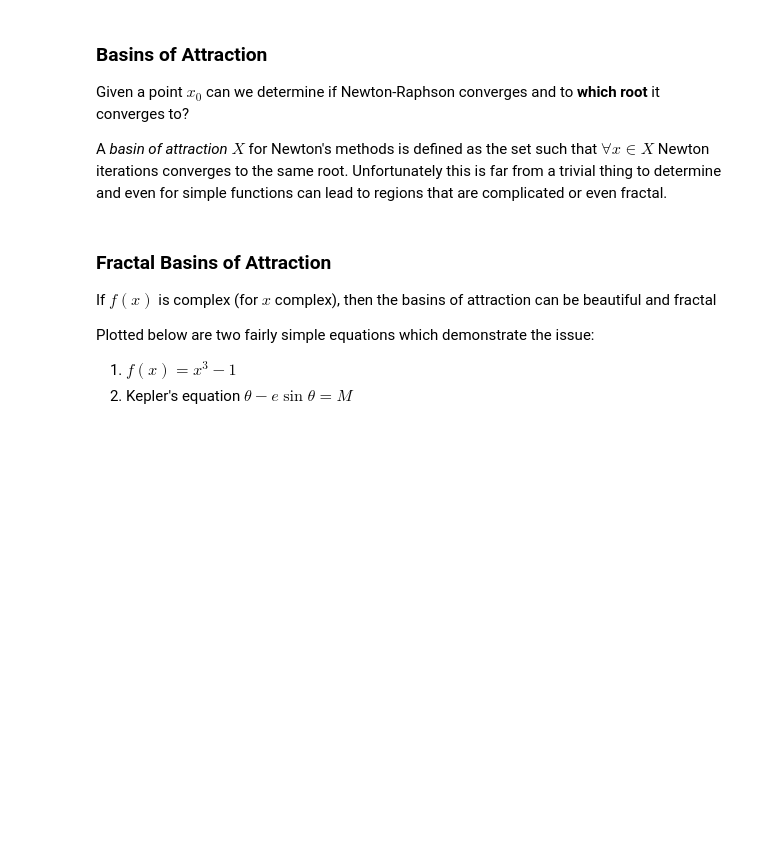
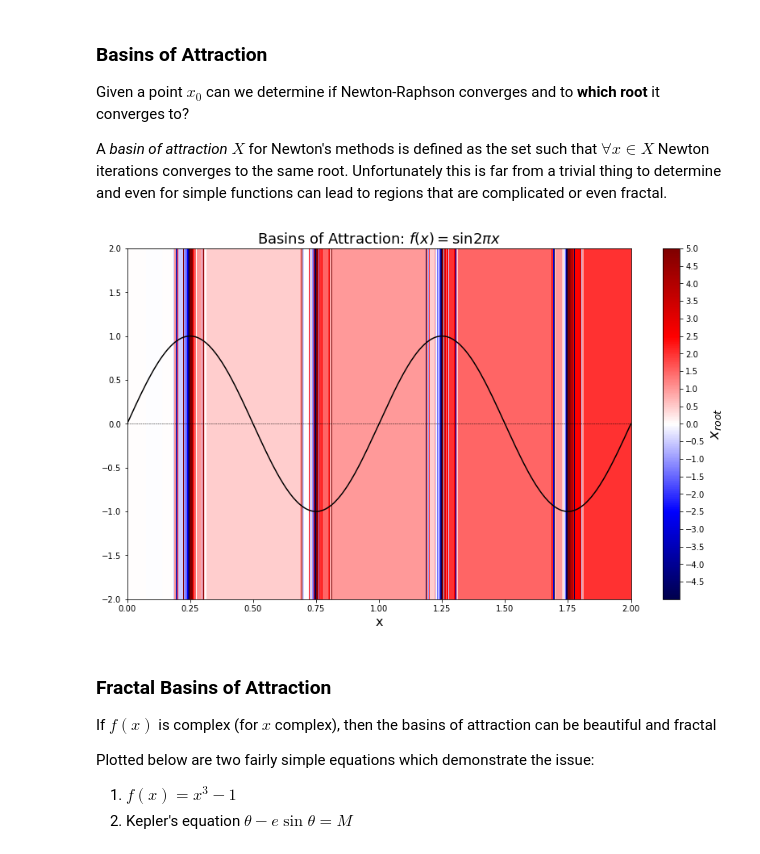
Before and after one commit to elswit/3414-Fall20-Notebooks, a Jupyter notebook: nonlinear_equations.ipynb, the cells around one changed output. Cells and saved outputs as stored; diff of their text form; code cells hidden in the pictures; blank space fills up the shorter version.

```diff
--- a/nonlinear_equations.ipynb
+++ b/nonlinear_equations.ipynb
@@ -921,18 +921,20 @@ for i,xk in enumerate(x):
 # %%
 y = numpy.linspace(-2,2)
 X,Y = numpy.meshgrid(x,y)
 X_root = numpy.outer(numpy.ones(y.shape),x_root)
 
-plt.figure(figsize=(8, 6))
+plt.figure(figsize=(14, 8))
 plt.pcolor(X, Y, X_root,vmin=-5, vmax=5,cmap='seismic')
-cbar = plt.colorbar()
+cbar = plt.colorbar(ticks=list(set(numpy.round(x_root,decimals=2))))
 cbar.set_label('$x_{root}$', fontsize=18)
 plt.plot(x, f(x), 'k-')
 plt.plot(x, numpy.zeros(x.shape),'k--', linewidth=0.5)
 plt.xlabel('x', fontsize=16)
 plt.title('Basins of Attraction: $f(x) = \sin{2\pi x}$', fontsize=18)
 #plt.xlim(0.25-.1,0.25+.1)
 plt.show()
+# %% [output]
+[figure, added]
 # %% [markdown]
 ### Fractal Basins of Attraction
 
```
Also changed, not shown: parts of 25 cells of this notebook.
